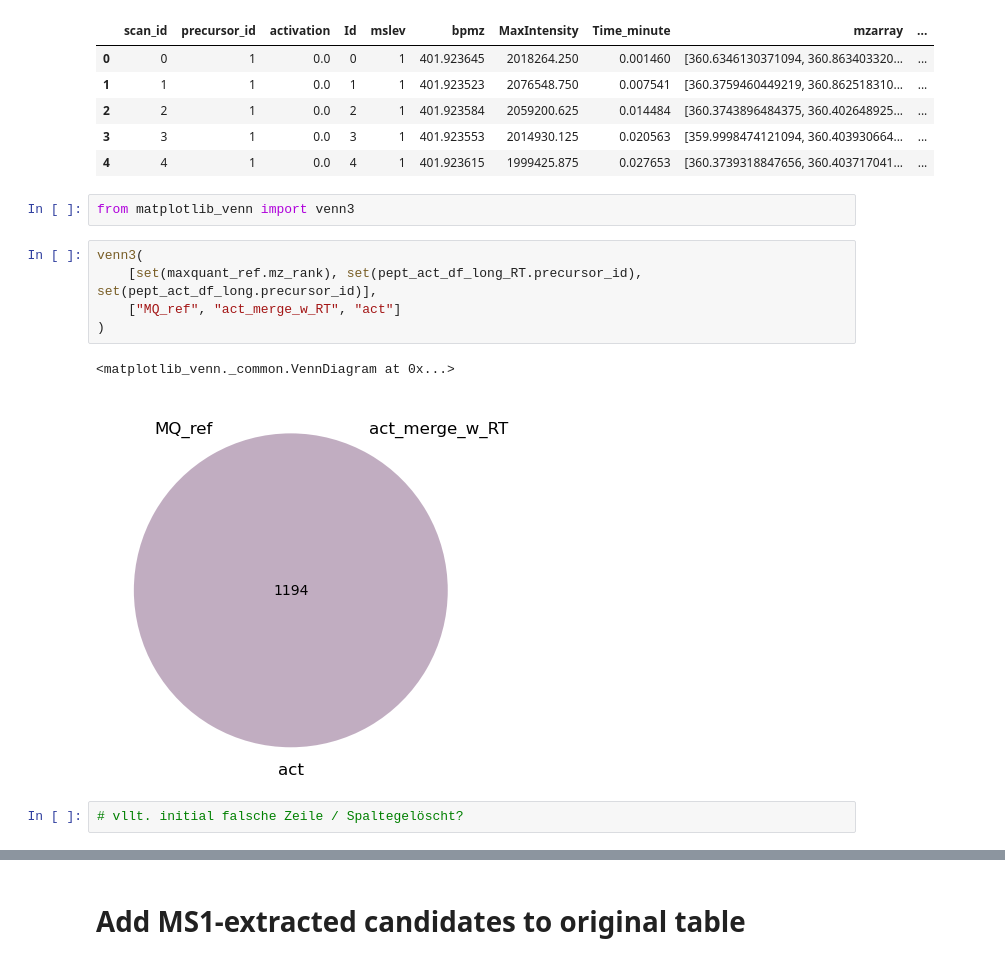
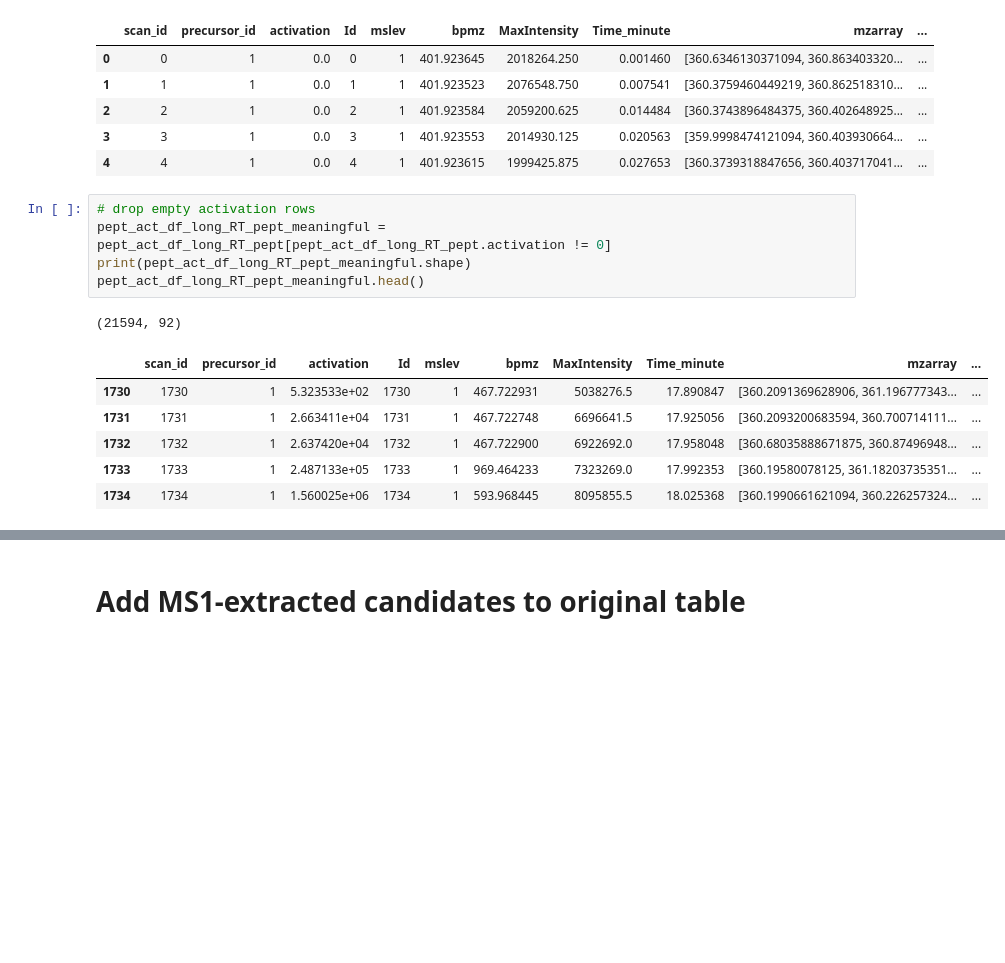
Before and after one commit to wilhelm-lab/SWAPS, a Jupyter notebook: SWAPS/notebooks/dev_90_ayla_test.ipynb, the cells around one changed output, grey strips where cells are left out. Drawn from its saved outputs; the diff is of its cells as text; blank space fills up the shorter version.

Commit message:
reduced long table to entries w/ non-zero activation & saved table

```diff
--- a/SWAPS/notebooks/dev_90_ayla_test.ipynb
+++ b/SWAPS/notebooks/dev_90_ayla_test.ipynb
@@ -263,15 +263,16 @@ display(pept_act_df_long_RT_pept.head())
 | 2 | 2 | 1 | 0.0 | 2 | 1 | 401.923584 | 2059200.625 | 0.014484 | [360.3743896484375, 360.402648925... | ... |
 | 3 | 3 | 1 | 0.0 | 3 | 1 | 401.923553 | 2014930.125 | 0.020563 | [359.9998474121094, 360.403930664... | ... |
 | 4 | 4 | 1 | 0.0 | 4 | 1 | 401.923615 | 1999425.875 | 0.027653 | [360.3739318847656, 360.403717041... | ... |
-# %%
-from matplotlib_venn import venn3
-# %%
-venn3(
-    [set(maxquant_ref.mz_rank), set(pept_act_df_long_RT.precursor_id), set(pept_act_df_long.precursor_id)],
-    ["MQ_ref", "act_merge_w_RT", "act"]
-)
-# %% [output]
-<matplotlib_venn._common.VennDiagram at 0x...>
-[figure, removed]
-# %%
-# vllt. initial falsche Zeile / Spaltegelöscht?
+# %%
+# drop empty activation rows
+pept_act_df_long_RT_pept_meaningful = pept_act_df_long_RT_pept[pept_act_df_long_RT_pept.activation != 0]
+print(pept_act_df_long_RT_pept_meaningful.shape)
+pept_act_df_long_RT_pept_meaningful.head()
+# %% [output]
+(21594, 92)
+|  | scan_id | precursor_id | activation | Id | mslev | bpmz | MaxIntensity | Time_minute | mzarray | ... |
+| 1730 | 1730 | 1 | 5.323533e+02 | 1730 | 1 | 467.722931 | 5038276.5 | 17.890847 | [360.2091369628906, 361.196777343... | ... |
+| 1731 | 1731 | 1 | 2.663411e+04 | 1731 | 1 | 467.722748 | 6696641.5 | 17.925056 | [360.2093200683594, 360.700714111... | ... |
+| 1732 | 1732 | 1 | 2.637420e+04 | 1732 | 1 | 467.722900 | 6922692.0 | 17.958048 | [360.68035888671875, 360.87496948... | ... |
+| 1733 | 1733 | 1 | 2.487133e+05 | 1733 | 1 | 969.464233 | 7323269.0 | 17.992353 | [360.19580078125, 361.18203735351... | ... |
+| 1734 | 1734 | 1 | 1.560025e+06 | 1734 | 1 | 593.968445 | 8095855.5 | 18.025368 | [360.1990661621094, 360.226257324... | ... |
```
Also changed, not shown: parts of 6 cells of this notebook.
